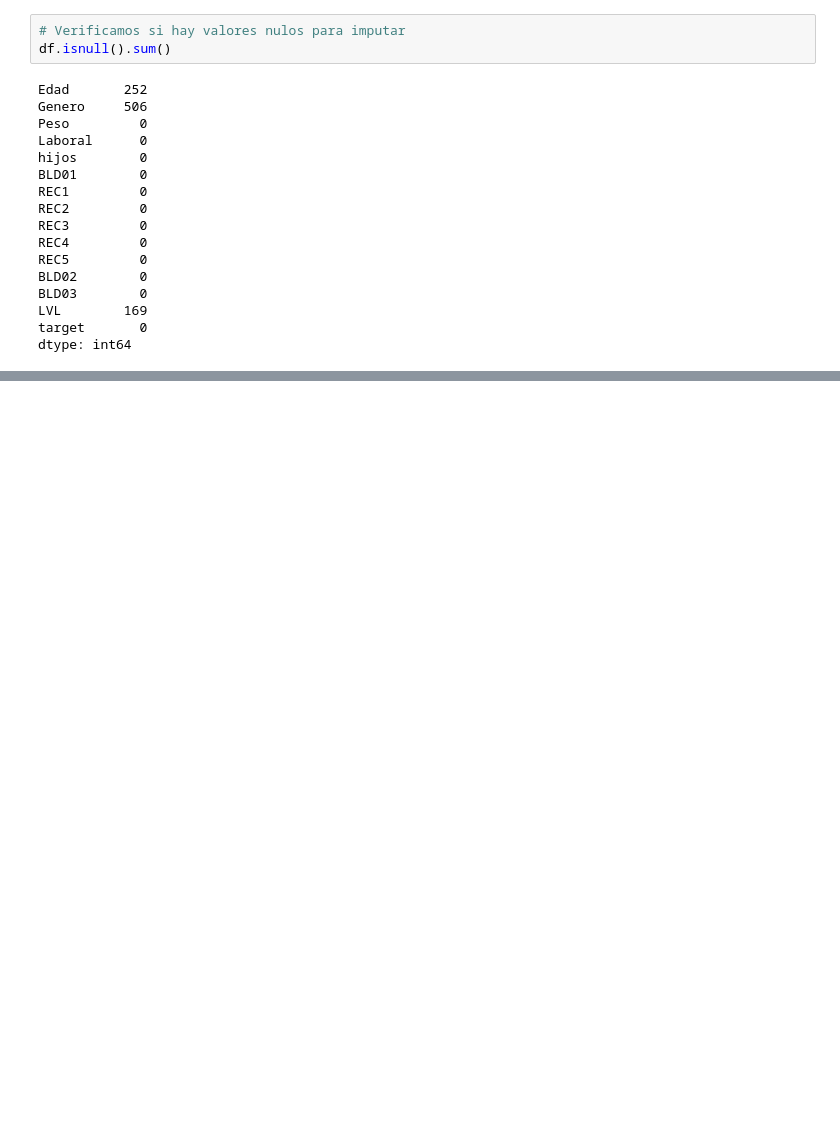
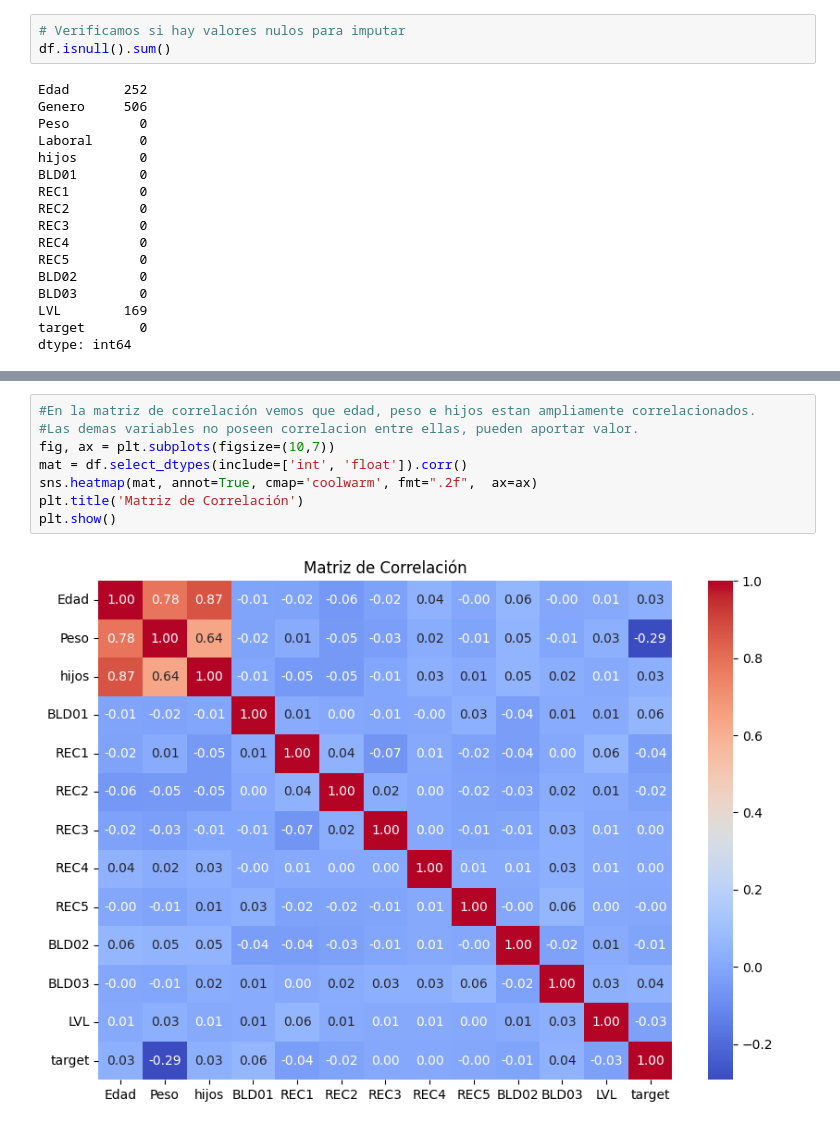
Before and after one commit to ignaciomontovio/TP-Virus, a Jupyter notebook: TP_EntregableVirus.ipynb, the cells around one changed output, grey strips where cells are left out. Saved outputs shown, nothing was run; the diff lists cells and outputs as text; blank space fills up the shorter version.

```diff
--- a/TP_EntregableVirus.ipynb
+++ b/TP_EntregableVirus.ipynb
@@ -148,0 +170,10 @@ sns.countplot(x='Hazardous', data=df_nasa, hue='Hazardous', legend=False)
+# %%
+#En la matriz de correlación vemos que edad, peso e hijos estan ampliamente correlacionados.
+#Las demas variables no poseen correlacion entre ellas, pueden aportar valor.
+fig, ax = plt.subplots(figsize=(10,7))
+mat = df.select_dtypes(include=['int', 'float']).corr()
+sns.heatmap(mat, annot=True, cmap='coolwarm', fmt=".2f",  ax=ax)
+plt.title('Matriz de Correlación')
+plt.show()
+# %% [output]
+[figure, added]
```
Also changed, not shown: parts of 14 cells of this notebook.
